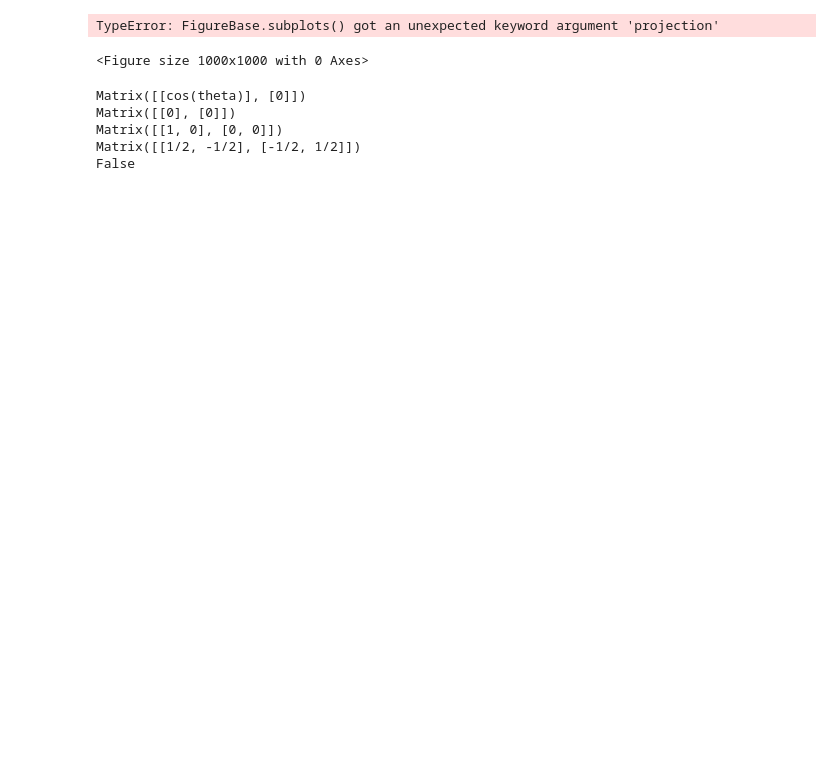
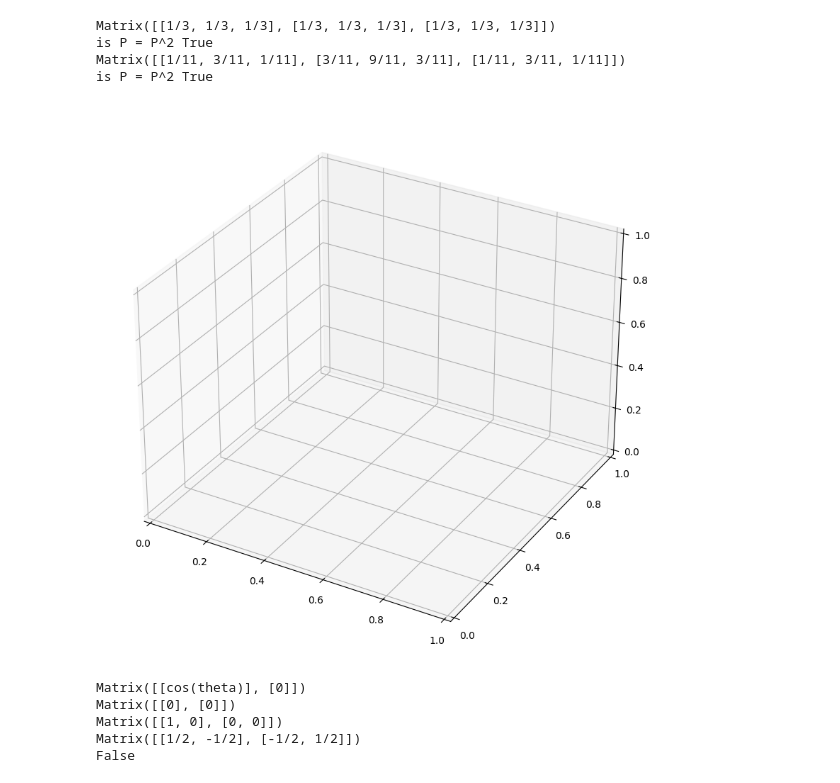
Before and after one commit to farhatnadim/ComputationalMath, a Jupyter notebook: Linear_Algebra_Strang_fifth_edition/Chapter4/Projections/exercises.ipynb, the cells around one changed output. Drawn from its saved outputs; the diff is of its cells as text; code cells hidden in the pictures; blank space fills up the shorter version.

Commit message:
added few exercies from the Projections chapter

```diff
--- a/Linear_Algebra_Strang_fifth_edition/Chapter4/Projections/exercises.ipynb
+++ b/Linear_Algebra_Strang_fifth_edition/Chapter4/Projections/exercises.ipynb
@@ -16,24 +16,37 @@ def p ( b:sp.Matrix, A : sp.Matrix):
     '''projections along the vector a'''
     return A*x_hat(b,A)
 # %%
+#1 and 3 are done together
+import numpy as np
+b1 = np.array([1,2,2])
+a1 = sp.Matrix([1,1,1])
+b2= sp.Matrix([1,3,1])
+a2 = sp.Matrix([-1,-3,-1])
+
+#1 project the vector b onto the line through. Check that e is perpendicular to a.
+#
+
 #3 a) get the projection matrices from a in number 1
 fig = plt.figure(figsize=(10,10))
 ax = fig.add_subplot(111,projection='3d')
 a_a  = sp.Matrix([1,1,1])
 a_b = sp.Matrix([-1,-3,-1])
 
 P_a = P(a_a)
 print(P_a)
 
 print(f"is P = P^2 {P_a == P_a*P_a}")
 
 P_b = P(a_b)
 print(P_b)
 
 print(f"is P = P^2 {P_b == P_b*P_b}")
 # %% [output]
-TypeError: FigureBase.subplots() got an unexpected keyword argument 'projection'
+Matrix([[1/3, 1/3, 1/3], [1/3, 1/3, 1/3], [1/3, 1/3, 1/3]])
+is P = P^2 True
+Matrix([[1/11, 3/11, 1/11], [3/11, 9/11, 3/11], [1/11, 3/11, 1/11]])
+is P = P^2 True
-<Figure size 1000x1000 with 0 Axes>
+[figure, added]
 # %%
 # number 2
 theta = sp.Symbol('theta')
```
Also changed, not shown: parts of 1 cell of this notebook, 6 other files.
